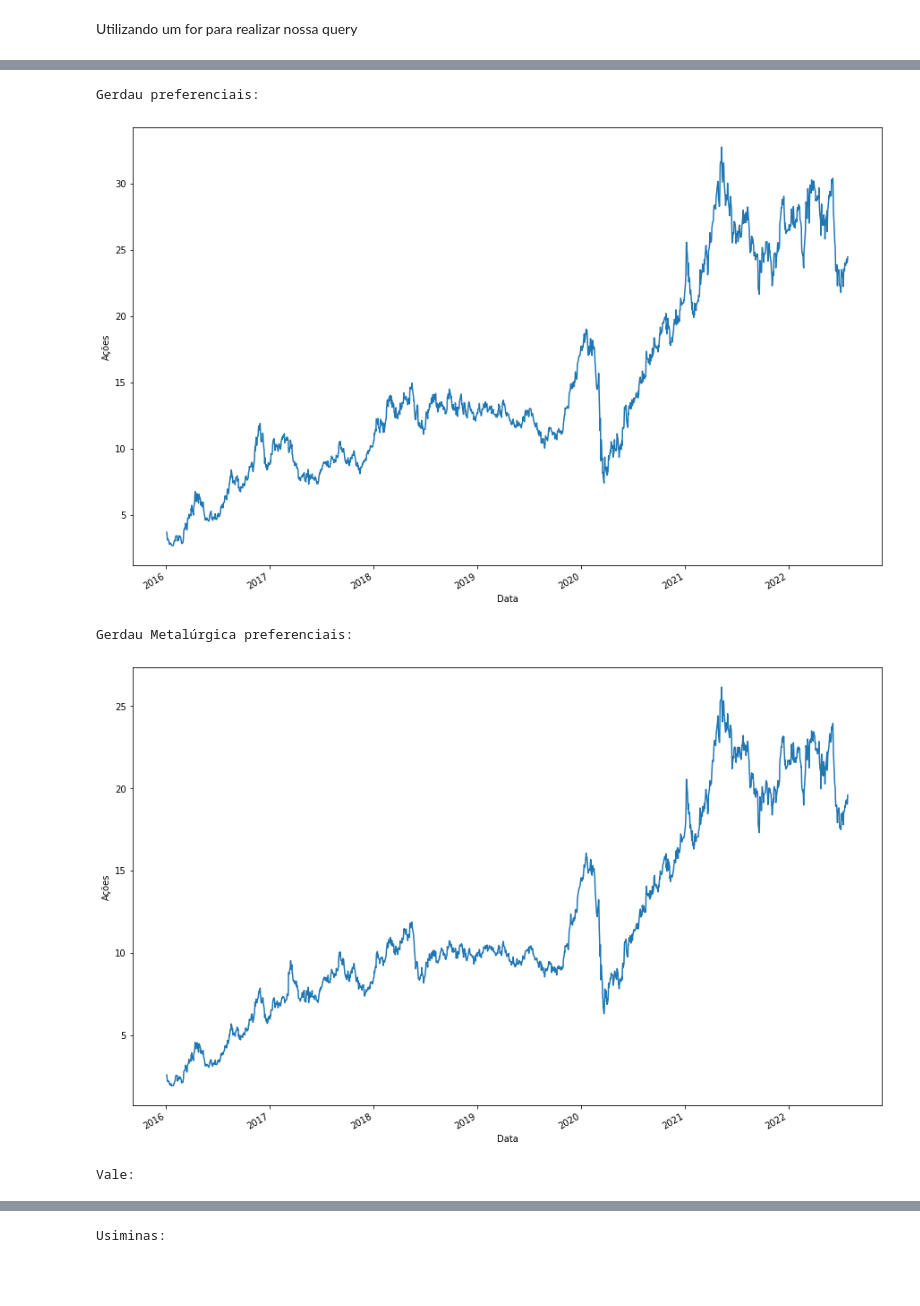
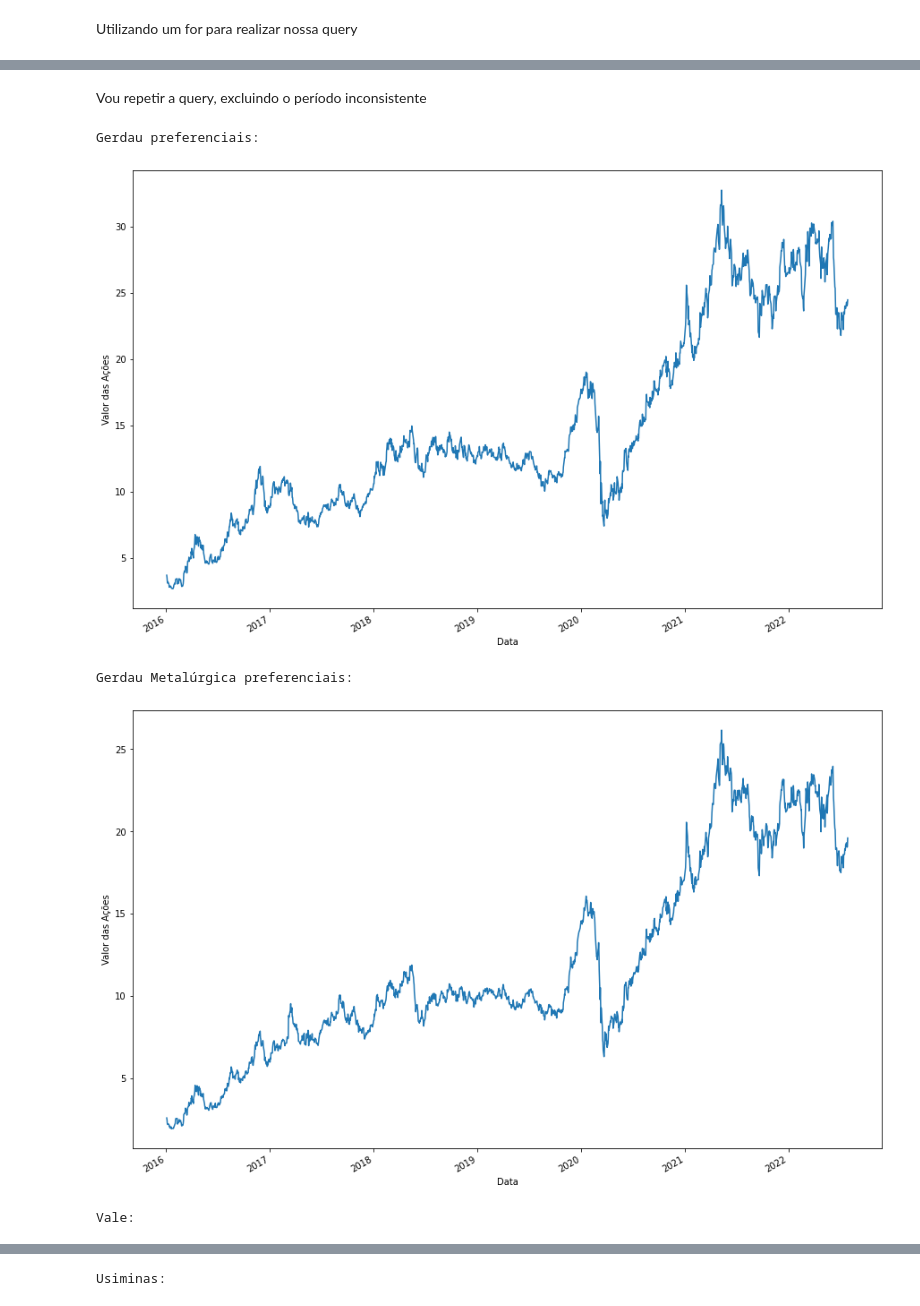
Before and after one commit to kauebr/Insights, a Jupyter notebook: Dados Siderurgia Brasileira 2016~2022/2 Entrega - Cliclo 2/Passo 03/Cotacoes.ipynb, the cells around one changed output, grey strips where cells are left out. Drawn from its saved outputs; the diff is of its cells as text; code cells hidden in the pictures; blank space fills up the shorter version.

```diff
--- a/Dados Siderurgia Brasileira 2016~2022/2 Entrega - Cliclo 2/Passo 03/Cotacoes.ipynb
+++ b/Dados Siderurgia Brasileira 2016~2022/2 Entrega - Cliclo 2/Passo 03/Cotacoes.ipynb
@@ -34,6 +38,14 @@ Declarando datas de referência para nossa query, códigos e nomes das empresas
 # %%
-empresas = {'GGBR4.SA': 'Gerdau preferenciais', 'GGBR3.SA': 'Gerdau Metalúrgica preferenciais', 'VALE3.SA': 'Vale', 'USIM5.SA': 'Usiminas',  'CSNA3.SA': 'CSN', }
+empresas = {'GGBR4.SA': 'Gerdau preferenciais', 'GGBR3.SA': 'Gerdau Metalúrgica preferenciais', 'VALE3.SA': 'Vale', 'USIM5.SA': 'Usiminas',  'CSNA3.SA': 'CSN', 'ARMT34.SA': 'AcelorMittal Brasil'}
 tempo_inicial = ('01-01-2016')
 tempo_final = datetime.date.today()
 # %% [markdown]
 Utilizando um for para realizar nossa query
+# %%
+for cod in empresas:
+    cotacao = web.DataReader(cod, data_source='yahoo', start=tempo_inicial, end=tempo_final)
+    print(f'{empresas[cod]}:')
+    cotacao['Adj Close'].plot(figsize=(15, 10)) # Escolhi o parâmetro de fechamento ajustado na fonte de dados.
+    plt.xlabel("Data")
+    plt.ylabel("Valor das Ações")
+    plt.show()
@@ -39,0 +69,3 @@ Utilizando um for para realizar nossa query
+# %%
+cotacao = web.DataReader('ARMT34.SA', data_source='yahoo', start=tempo_inicial, end=tempo_final)
+cotacao
@@ -40,20 +110,25 @@ Utilizando um for para realizar nossa query
+# %% [markdown]
+Vou repetir a query, excluindo o período inconsistente
 # %%
+del empresas['ARMT34.SA']
+
+
 for cod in empresas:
     cotacao = web.DataReader(cod, data_source='yahoo', start=tempo_inicial, end=tempo_final)
     print(f'{empresas[cod]}:')
     cotacao['Adj Close'].plot(figsize=(15, 10))
     plt.xlabel("Data")
     plt.ylabel("Valor das Ações")
     plt.show()
 cotacao = web.DataReader('ARMT34.SA', data_source='yahoo', start='01-01-2018', end=tempo_final)
 print('Arcelor Mittal Brasil: ') # ArcelorMittal está com período diferente, pois os dados estavam inconsistentes na fonte.
 cotacao['Adj Close'].plot(figsize=(15, 10))
 plt.xlabel("Data")
 plt.ylabel("Valor das Ações")
 plt.show()
 # %% [output]
 Gerdau preferenciais:
-[figure, old version]
+[figure, new version]
 Gerdau Metalúrgica preferenciais:
-[figure, old version]
+[figure, new version]
 Vale:
```
Also changed, not shown: parts of 17 cells of this notebook, 7 other files.
